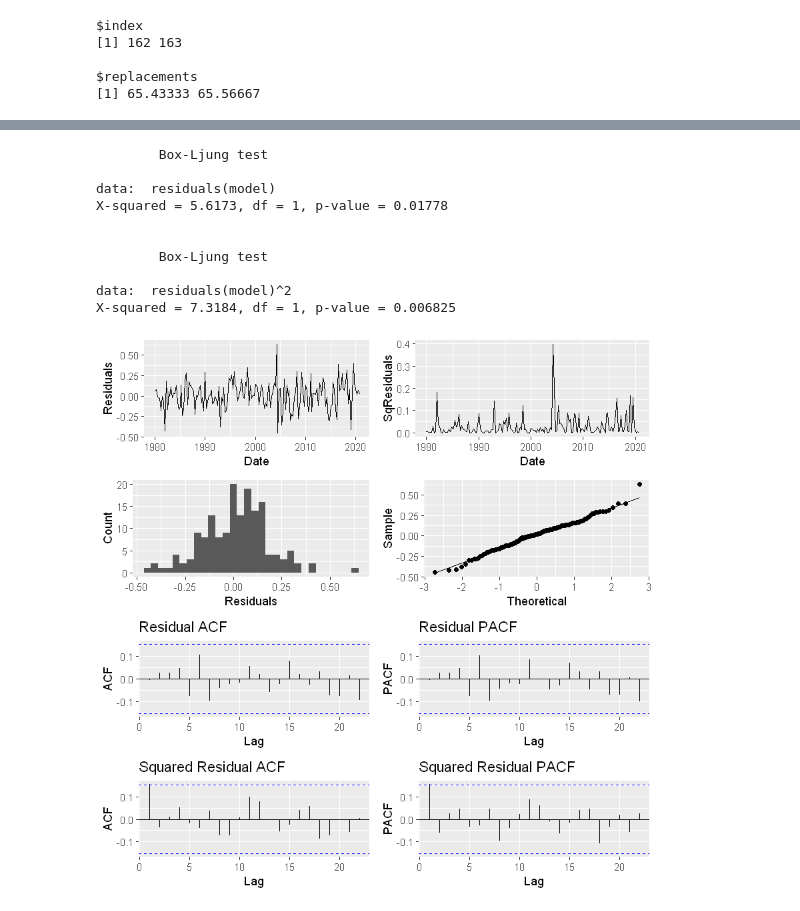
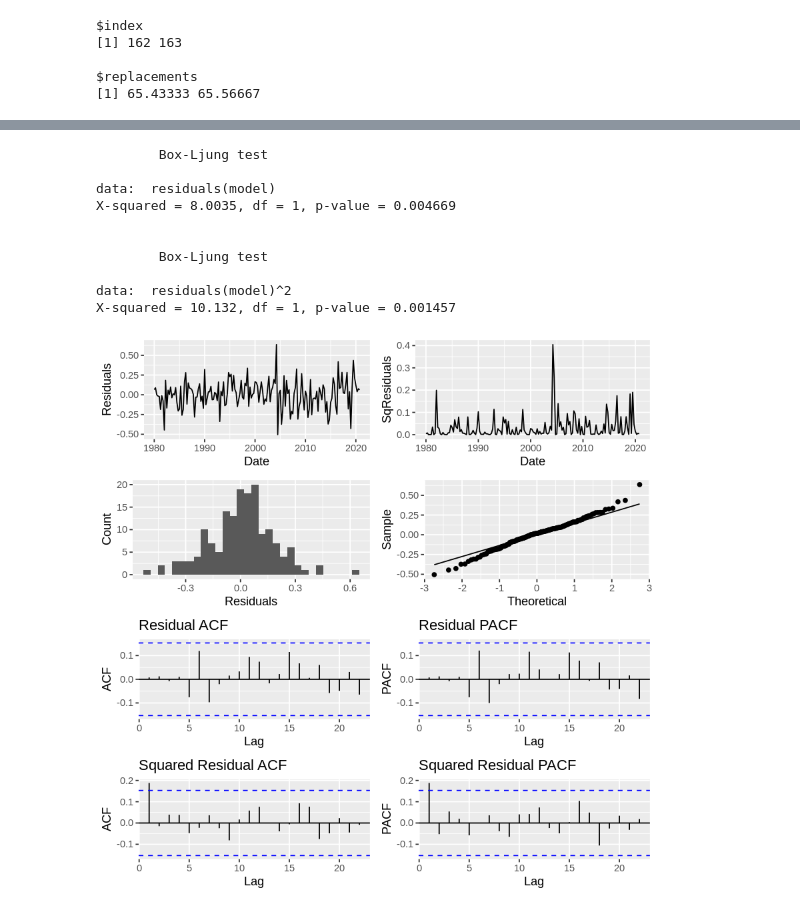
Before and after one commit to mattbbernstein/homeownership-project-f22isye6402-13, a Jupyter notebook: Notebooks/Raw-Cleaned-SARIMA.ipynb, the cells around one changed output, grey strips where cells are left out. Drawn from its saved outputs; the diff is of its cells as text; code cells hidden in the pictures.

```diff
--- a/Notebooks/Raw-Cleaned-SARIMA.ipynb
+++ b/Notebooks/Raw-Cleaned-SARIMA.ipynb
@@ -13,10 +14,11 @@ Loading required package: pacman
 # %%
 homeownership <- read_homeownership()
 
-train <- head(homeownership, -4)
-test <- tail(homeownership, 4)
-arima_fit <- fit_arima(training_data = train$Value, p_range = 0:5, d_range = 0:2, q_range = 0:5)
-head(arima_fit)
+test_split <- 4
+train <- head(homeownership, -test_split)
+test <- tail(homeownership, test_split)
+arima_comp <- find_best_arima(train$Value, 0:5, 0:2, 0:5)
+head(arima_comp)
 # %% [output]
 A data.frame: 6 × 4
 |  | p | d | q | AICC |
@@ -78,8 +82,8 @@ outliers <- tsoutliers(homeownership$Value)
 outliers
 cleaned_homeownership <- homeownership
 cleaned_homeownership$Value[outliers$index] <- outliers$replacements
-cleaned_train <- head(cleaned_homeownership, -4)
-cleaned_test <- tail(cleaned_homeownership, 4)
+cleaned_train <- head(cleaned_homeownership, -test_split)
+cleaned_test <- tail(cleaned_homeownership, test_split)
 # %% [output]
 $index
 [1] 162 163
@@ -87,10 +91,10 @@ $index
 $replacements
 [1] 65.43333 65.56667
 # %%
-clean_arima_fit <- fit_arima(cleaned_train$Value, 0:5, 0:2, 0:5)
-head(clean_arima_fit)
-clean_sarima_fit <- fit_sarima(cleaned_train$Value, 0:5, 0:2, 0:5, seasonal_factors)
-head(clean_sarima_fit)
+clean_arima_comp <- find_best_arima(cleaned_train$Value, 0:5, 0:2, 0:5)
+head(clean_arima_comp)
+clean_sarima_comp <- find_best_arima(cleaned_train$Value, 0:5, 0:2, 0:5, seasonal_factors)
+head(clean_sarima_comp)
 # %% [output]
 A data.frame: 6 × 4
 |  | p | d | q | AICC |
@@ -129,19 +134,20 @@ X-squared = 8.0608, df = 1, p-value = 0.004523
 # %%
-cleaned_sarima_model <- arima(cleaned_train$Value, order = c(4,1,5), seasonal = seasonal_factors, method = "ML", optim.control = list(maxit = 1000))
+best_order <- clean_sarima_comp[1,1:3] %>% as.numeric
+cleaned_sarima_model <- arima(cleaned_train$Value, order = best_order, seasonal = seasonal_factors, method = "ML")
 residual_analysis(cleaned_sarima_model, cleaned_train$Date)
-box_tests(cleaned_sarima_model, 9)
+box_tests(cleaned_sarima_model, best_order[1] + best_order[3] + 2)
 # %% [output]
         Box-Ljung test
 
 data:  residuals(model)
-X-squared = 5.6173, df = 1, p-value = 0.01778
+X-squared = 8.0035, df = 1, p-value = 0.004669
 
 
         Box-Ljung test
 
 data:  residuals(model)^2
-X-squared = 7.3184, df = 1, p-value = 0.006825
+X-squared = 10.132, df = 1, p-value = 0.001457
-[figure, old version]
+[figure, new version]
 # %%
 fc <- forecast_arima(arima_model, homeownership$Date, test$Value, 4, 95,
                     y_lab = "Homeownership Rate (%)")
```
Also changed, not shown: parts of 11 cells of this notebook, 6 other files.
